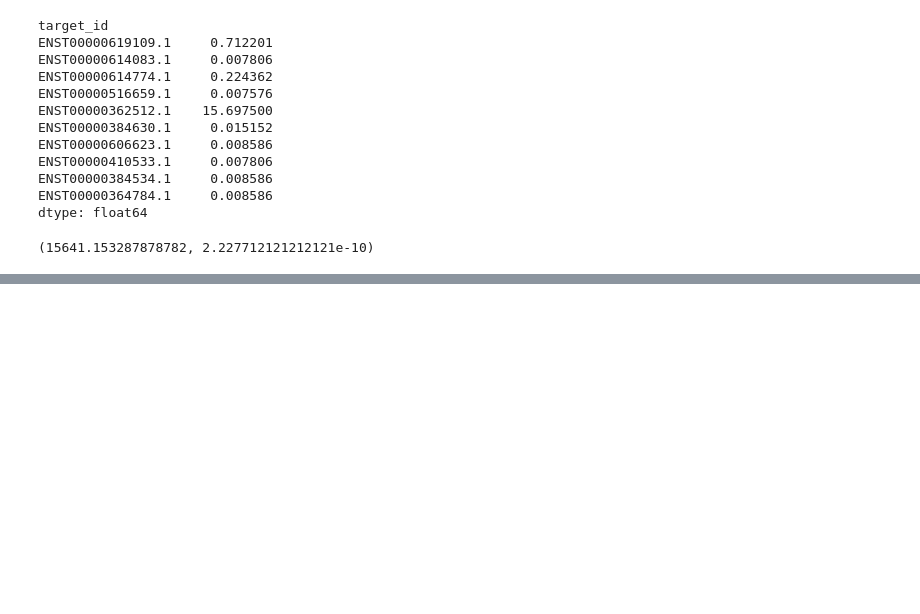
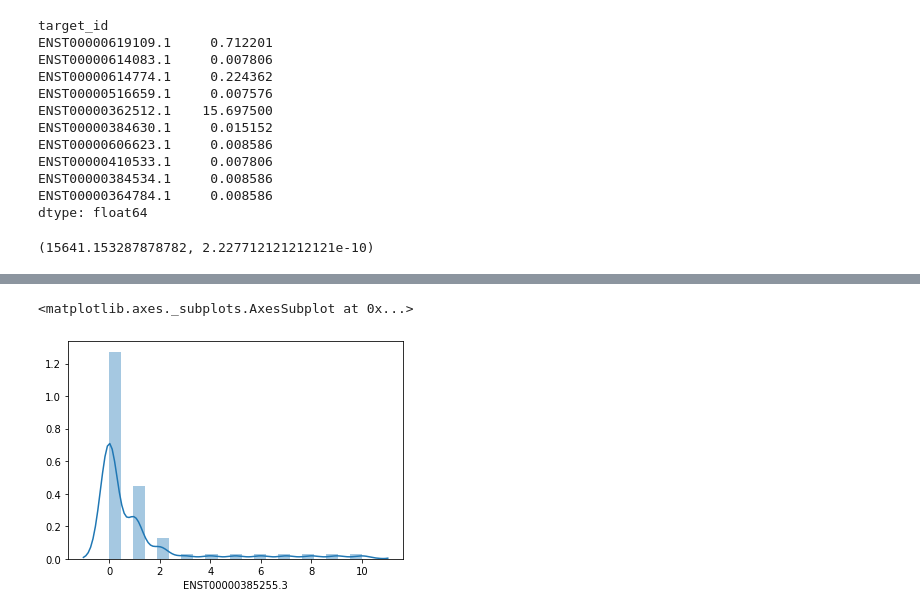
Before and after one commit to justjk139/alzheimers_gene_analysis, a Jupyter notebook: notebooks/dev_testing.ipynb, the cells around one changed output, grey strips where cells are left out. Cells and saved outputs as stored; diff of their text form; code cells hidden in the pictures; blank space fills up the shorter version.

```diff
--- a/notebooks/dev_testing.ipynb
+++ b/notebooks/dev_testing.ipynb
@@ -747,0 +777,6 @@ max(filtered_counts.mean(axis=1)), min(filtered_counts.mean(axis=1))
+# %%
+#ENST00000385255.3
+sns.distplot(filtered_counts[filtered_counts.index == 'ENST00000385255.3'].iloc[0])
+# %% [output]
+<matplotlib.axes._subplots.AxesSubplot at 0x...>
+[figure, added]
```
Also changed, not shown: parts of 17 cells of this notebook.
